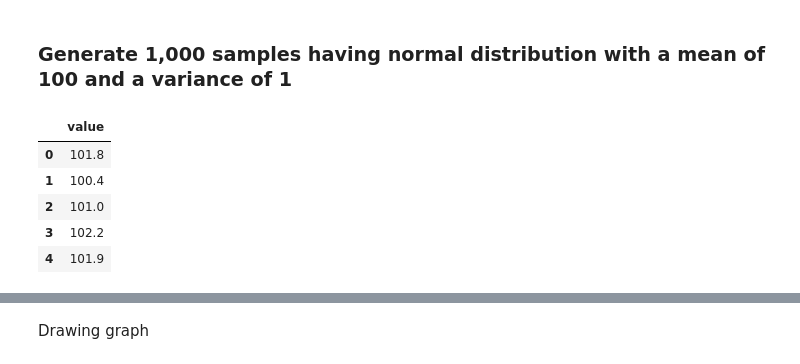
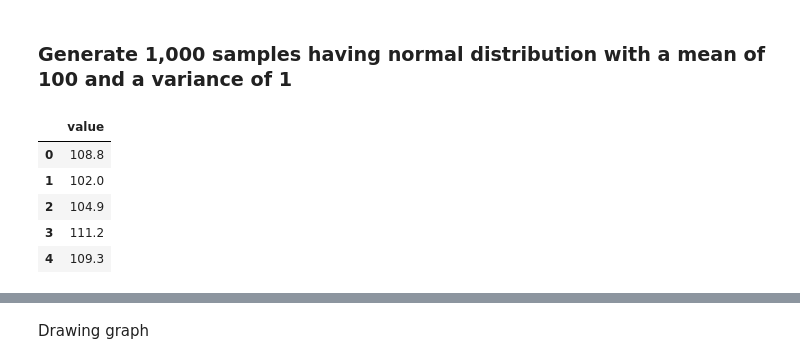
Before and after one commit to 70825/Probability-Statistics, a Jupyter notebook: Project.ipynb, the cells around one changed output, grey strips where cells are left out. Cells and saved outputs as stored; diff of their text form; code cells hidden in the pictures.

```diff
--- a/Project.ipynb
+++ b/Project.ipynb
@@ -8,15 +9,15 @@ np.random.seed(0)
 # %% [markdown]
 ### Generate 1,000 samples having normal distribution with a mean of 100 and a variance of 1
 # %%
-s = np.round_(np.random.normal(loc = 100, scale = 1, size = 1000), 1)
+s = np.round_(np.random.normal(loc = 100, scale = 5, size = 1000), 1)
 pd.DataFrame(s,columns = ['value']).head()
 # %% [output]
 |  | value |
-| 0 | 101.8 |
-| 1 | 100.4 |
-| 2 | 101.0 |
-| 3 | 102.2 |
-| 4 | 101.9 |
+| 0 | 108.8 |
+| 1 | 102.0 |
+| 2 | 104.9 |
+| 3 | 111.2 |
+| 4 | 109.3 |
 # %%
 print(f'min: {np.min(s)}')
 print(f'max: {np.max(s)}')
```
Also changed, not shown: parts of 18 cells of this notebook, 1 other file.
